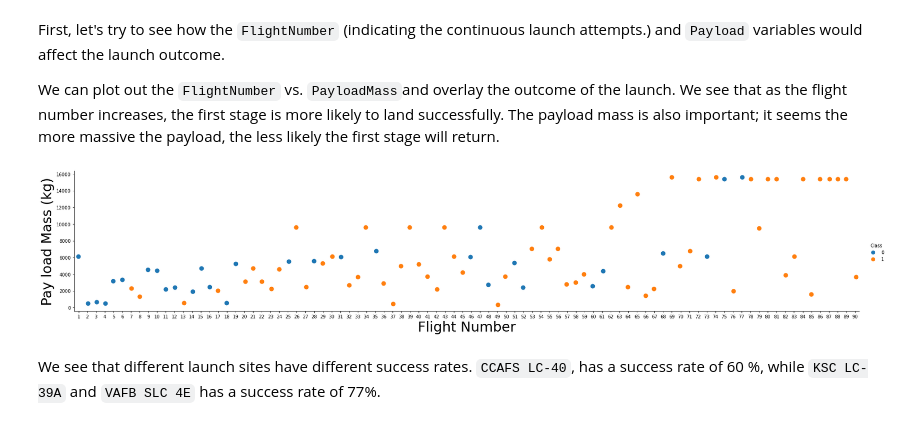
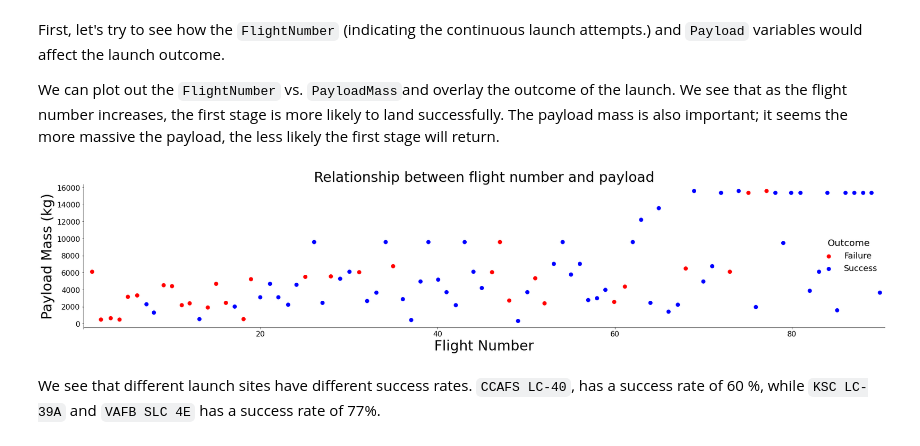
Before and after one commit to EW-10/IBM-Capstone, a Jupyter notebook: IBM Capstone: EDA and Data Visualization.ipynb, the cells around one changed output. Saved outputs shown, nothing was run; the diff lists cells and outputs as text; code cells hidden in the pictures.

```diff
--- a/IBM Capstone: EDA and Data Visualization.ipynb
+++ b/IBM Capstone: EDA and Data Visualization.ipynb
@@ -67,13 +67,28 @@ df.head(5)
 First, let's try to see how the `FlightNumber` (indicating the continuous launch attempts.) and `Payload` variables would affect the launch outcome.
 
 We can plot out the <code>FlightNumber</code> vs. <code>PayloadMass</code>and overlay the outcome of the launch. We see that as the flight number increases, the first stage is more likely to land successfully. The payload mass is also important; it seems the more massive the payload, the less likely the first stage will return.
-# %%
-sns.catplot(y="PayloadMass", x="FlightNumber", hue="Class", data=df, aspect = 5, s = 10)
-plt.xlabel("Flight Number",fontsize=30)
-plt.ylabel("Pay load Mass (kg)",fontsize=30)
-plt.show()
-# %% [output]
-[figure, removed]
+# %%
+# sns.catplot(y="PayloadMass", x="FlightNumber", hue="Class", data=df, aspect = 5, s = 10)
+# plt.xlabel("Flight Number",fontsize=30)
+# plt.ylabel("Pay load Mass (kg)",fontsize=30)
+# plt.show()
+
+sns.catplot(y="PayloadMass", x="FlightNumber", hue="Class", data=df, aspect = 5, s = 9, legend = False, palette = ['r', 'b'])
+plt.xlabel("Flight Number",fontsize=30)
+plt.ylabel("Payload Mass (kg)",fontsize=30)
+plt.title("Relationship between flight number and payload", fontsize=30)
+plt.legend(["Failure", "Success"], loc = 5, title='Outcome', fontsize='18', title_fontsize='20', frameon = False)
+plt.xticks(fontsize = 16)
+plt.yticks(fontsize = 16)
+ax = plt.gca()
+leg = ax.get_legend()
+leg.legendHandles[0].set_color('r')
+leg.legendHandles[1].set_color('b')
+# plt.locator_params(axis='x', nbins=5)
+ax.set_xticks([-1, 19, 39, 59, 79])
+plt.show()
+# %% [output]
+[figure, added]
 # %% [markdown]
 We see that different launch sites have different success rates.  <code>CCAFS LC-40</code>, has a success rate of 60 %, while  <code>KSC LC-39A</code> and <code>VAFB SLC 4E</code> has a success rate of 77%.
 # %% [markdown]
```
Also changed, not shown: parts of 2 cells of this notebook.
